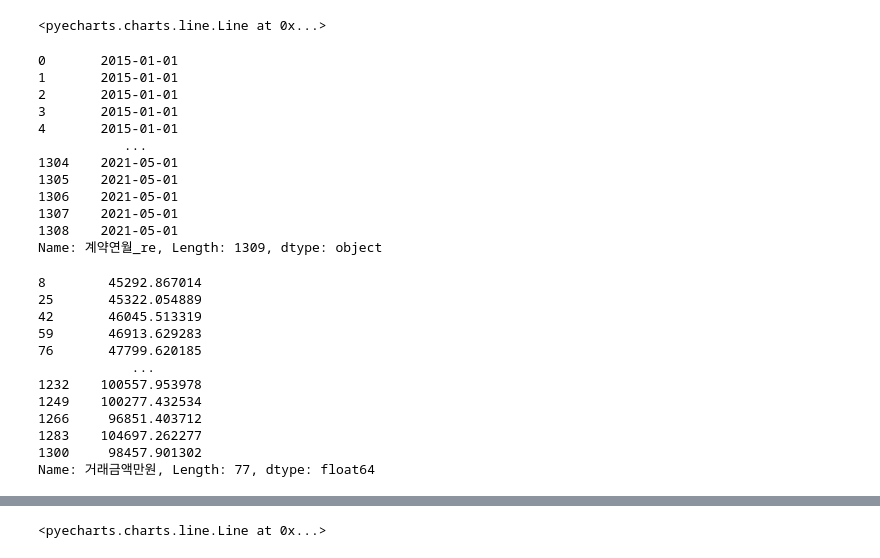
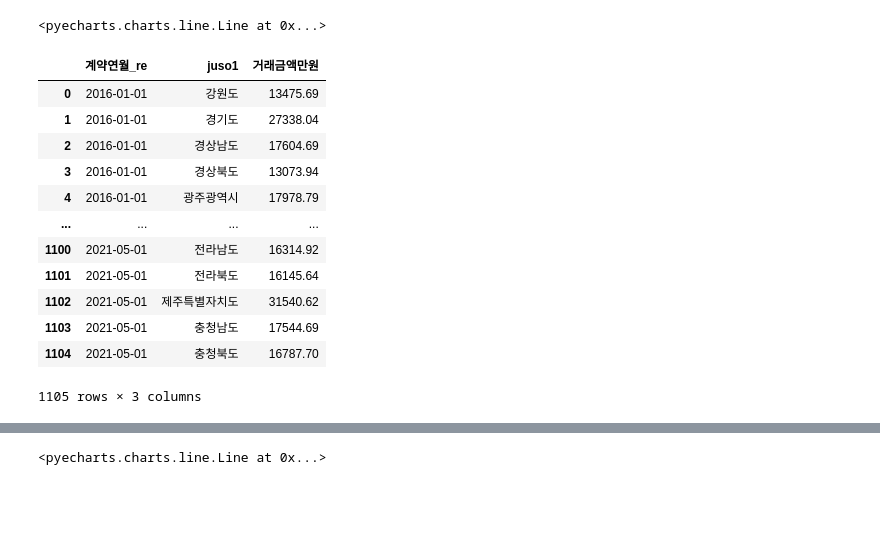
Before and after one commit to king-rabbit/housing_price_analysis, a Jupyter notebook: analysis.ipynb, the cells around one changed output, grey strips where cells are left out. Saved outputs shown, nothing was run; the diff lists cells and outputs as text; code cells hidden in the pictures; blank space fills up the shorter version.

```diff
--- a/analysis.ipynb
+++ b/analysis.ipynb
@@ -106,0 +138,8 @@ df.head(3)
+# %%
+df_2016 = pd.read_csv('아파트매매_2016.csv')
+df_2017 = pd.read_csv('아파트매매_2017.csv')
+df_2018 = pd.read_csv('아파트매매_2018.csv')
+df_2019 = pd.read_csv('아파트매매_2019.csv')
+df_2020_1 = pd.read_csv('아파트매매_2020_1.csv')
+df_2020_2 = pd.read_csv('아파트매매_2020_2.csv')
+df_2021 = pd.read_csv('아파트매매_2021.csv')
@@ -131,34 +174,20 @@ line
 # %% [output]
 <pyecharts.charts.line.Line at 0x...>
 # %%
-time_region_df = df.groupby(by=['계약연월_re', 'juso1']).mean()[['거래금액만원']].reset_index()
+time_region_df = df.groupby(by=['계약연월_re', 'juso1'], dropna=False).mean().round(2)[['거래금액만원']].reset_index()
 # %%
-time_region_df['계약연월_re']
+time_region_df
 # %% [output]
+|  | 계약연월_re | juso1 | 거래금액만원 |
+| 0 | 2016-01-01 | 강원도 | 13475.69 |
+| 1 | 2016-01-01 | 경기도 | 27338.04 |
+| 2 | 2016-01-01 | 경상남도 | 17604.69 |
+| 3 | 2016-01-01 | 경상북도 | 13073.94 |
+| 4 | 2016-01-01 | 광주광역시 | 17978.79 |
+| ... | ... | ... | ... |
+| 1100 | 2021-05-01 | 전라남도 | 16314.92 |
+| 1101 | 2021-05-01 | 전라북도 | 16145.64 |
+| 1102 | 2021-05-01 | 제주특별자치도 | 31540.62 |
+| 1103 | 2021-05-01 | 충청남도 | 17544.69 |
+| 1104 | 2021-05-01 | 충청북도 | 16787.70 |
-0       2015-01-01
-1       2015-01-01
-2       2015-01-01
-3       2015-01-01
-4       2015-01-01
-           ...
-1304    2021-05-01
-1305    2021-05-01
-1306    2021-05-01
-1307    2021-05-01
-1308    2021-05-01
-Name: 계약연월_re, Length: 1309, dtype: object
+1105 rows × 3 columns
-# %%
-time_region_df[time_region_df.juso1=='서울특별시']['거래금액만원']
-# %% [output]
-8        45292.867014
-25       45322.054889
-42       46045.513319
-59       46913.629283
-76       47799.620185
-            ...
-1232    100557.953978
-1249    100277.432534
-1266     96851.403712
-1283    104697.262277
-1300     98457.901302
-Name: 거래금액만원, Length: 77, dtype: float64
```
Also changed, not shown: parts of 31 cells of this notebook, 9 other files.
